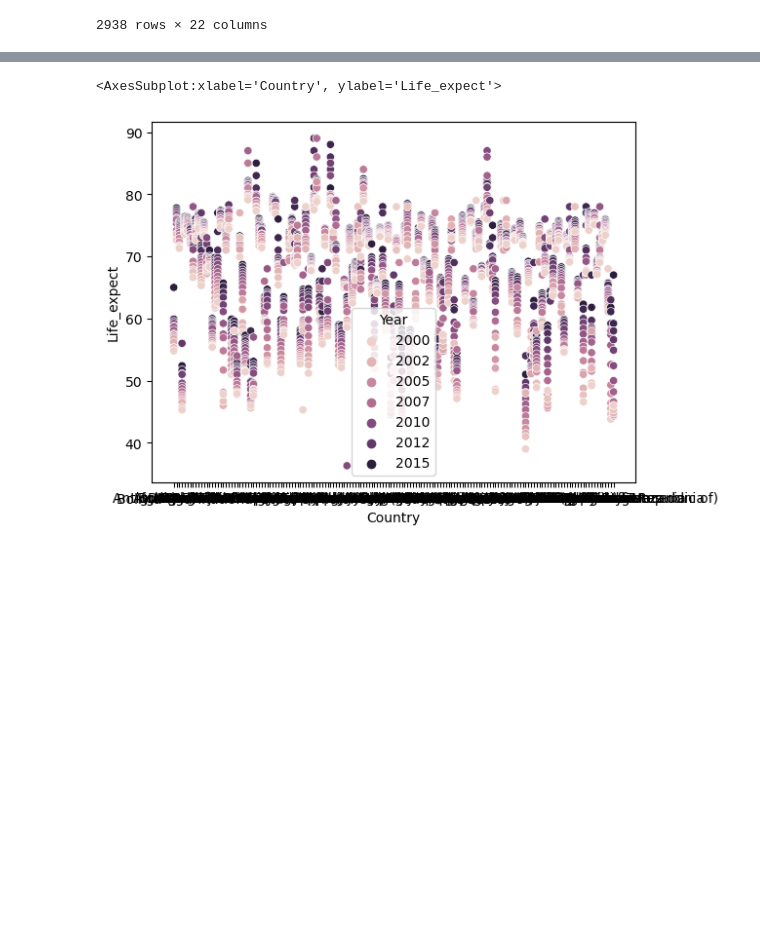
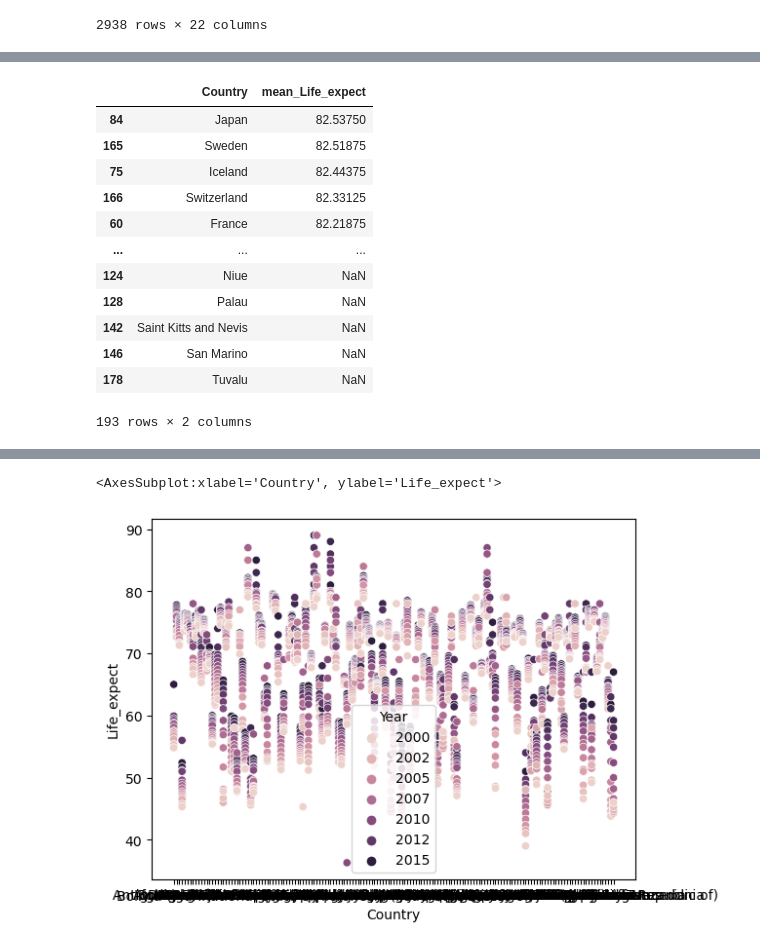
Before and after one commit to doraemon49/SDA-22-2, a Jupyter notebook: Life Expectancy Data.ipynb, the cells around one changed output, grey strips where cells are left out. Drawn from its saved outputs; the diff is of its cells as text; code cells hidden in the pictures; blank space fills up the shorter version.

```diff
--- a/Life Expectancy Data.ipynb
+++ b/Life Expectancy Data.ipynb
@@ -25,3 +58,22 @@ data
+# %%
+# 나라별 기대수명의 평균값 정렬
+
+ctable_sort = c_table.sort_values(by=c_table.columns[1],ascending=False)
+ctable_sort
+# %% [output]
+|  | Country | mean_Life_expect |
+| 84 | Japan | 82.53750 |
+| 165 | Sweden | 82.51875 |
+| 75 | Iceland | 82.44375 |
+| 166 | Switzerland | 82.33125 |
+| 60 | France | 82.21875 |
+| ... | ... | ... |
+| 124 | Niue | NaN |
+| 128 | Palau | NaN |
+| 142 | Saint Kitts and Nevis | NaN |
+| 146 | San Marino | NaN |
+| 178 | Tuvalu | NaN |
+193 rows × 2 columns
 # %%
 data_devel = data[data['Status']=='Developing']
 data_devel.head()
```
Also changed, not shown: parts of 7 cells of this notebook.
